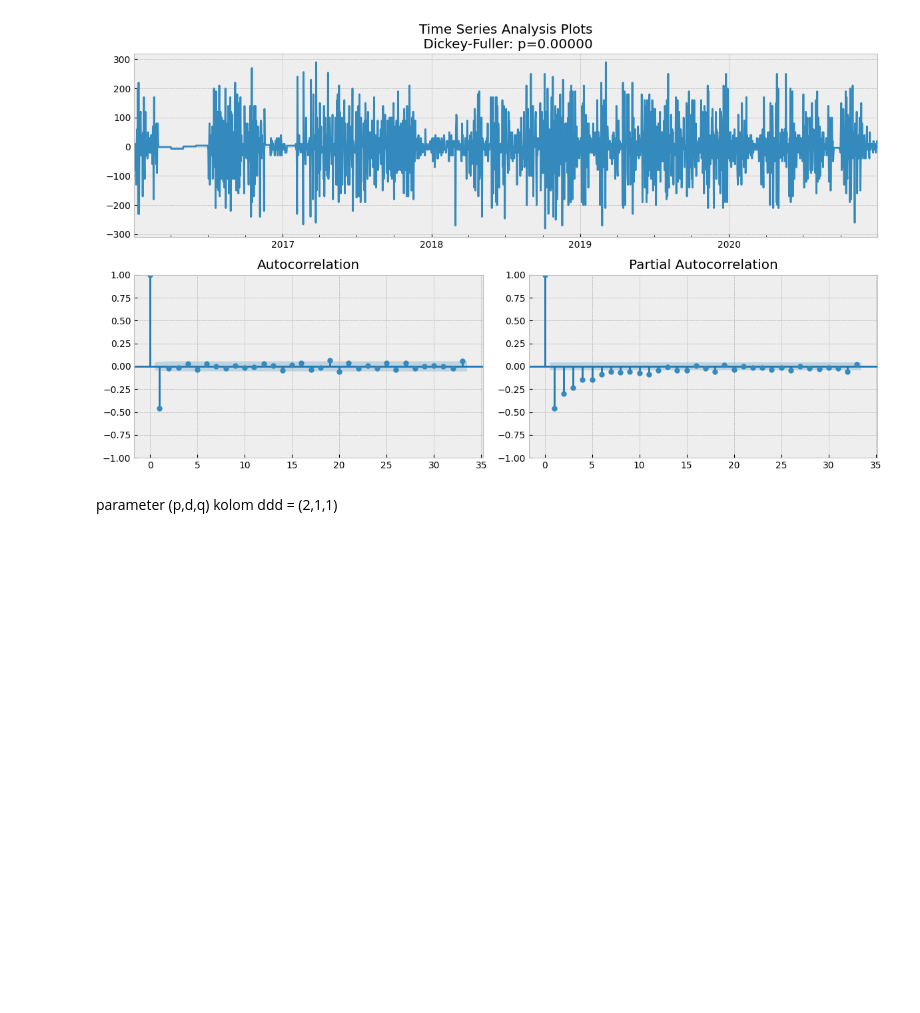
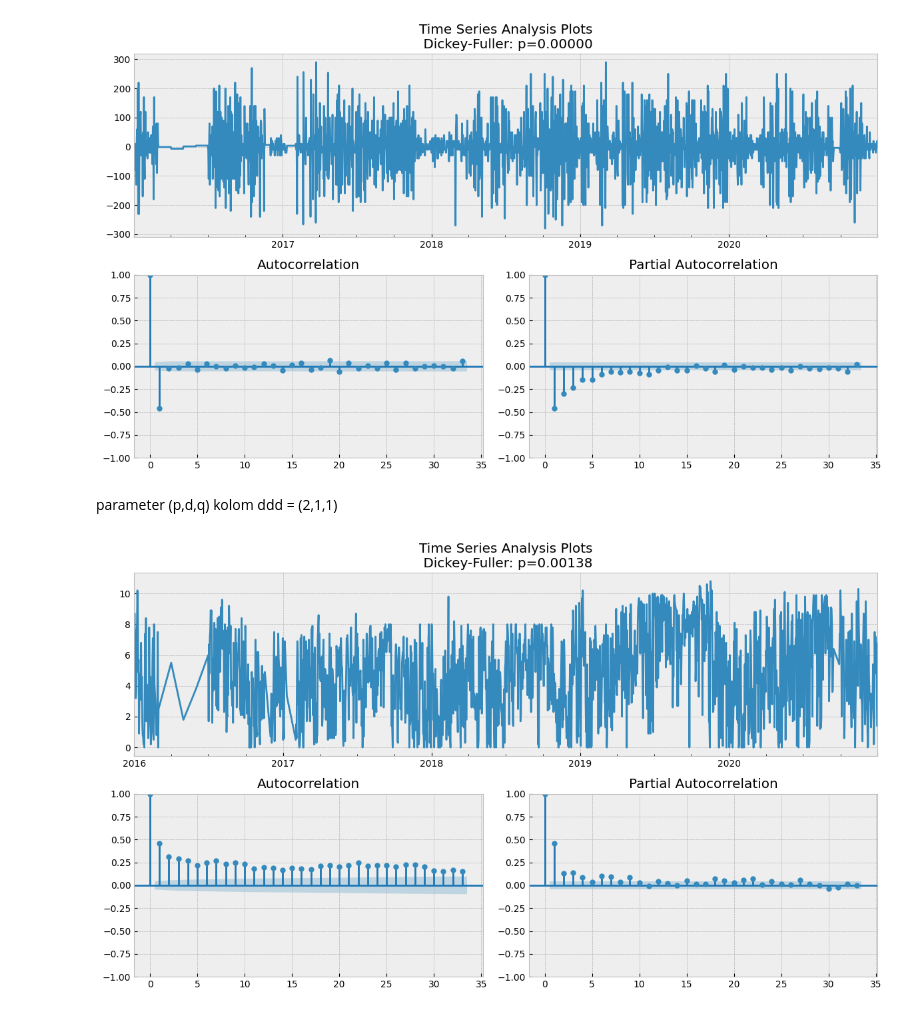
Before and after one commit to Fadhil-hi/Intern-BCC-2024, a Jupyter notebook: Code/EDA/ts_EDA.ipynb, the cells around one changed output. Cells and saved outputs as stored; diff of their text form; code cells hidden in the pictures; blank space fills up the shorter version.

```diff
--- a/Code/EDA/ts_EDA.ipynb
+++ b/Code/EDA/ts_EDA.ipynb
@@ -433,3 +433,7 @@ stasiun_1_intrp.to_csv('stasiun_1_intrp.csv')
 stasiun_2_intrp.to_csv('stasiun_2_intrp.csv')
 stasiun_3_intrp.to_csv('stasiun_3_intrp.csv')
 stasiun_4_intrp.to_csv('stasiun_4_intrp.csv')
+# %%
+tsplot(stasiun_4_intrp['ss'])
+# %% [output]
+[figure, added]
```
Also changed, not shown: 1 other file.
